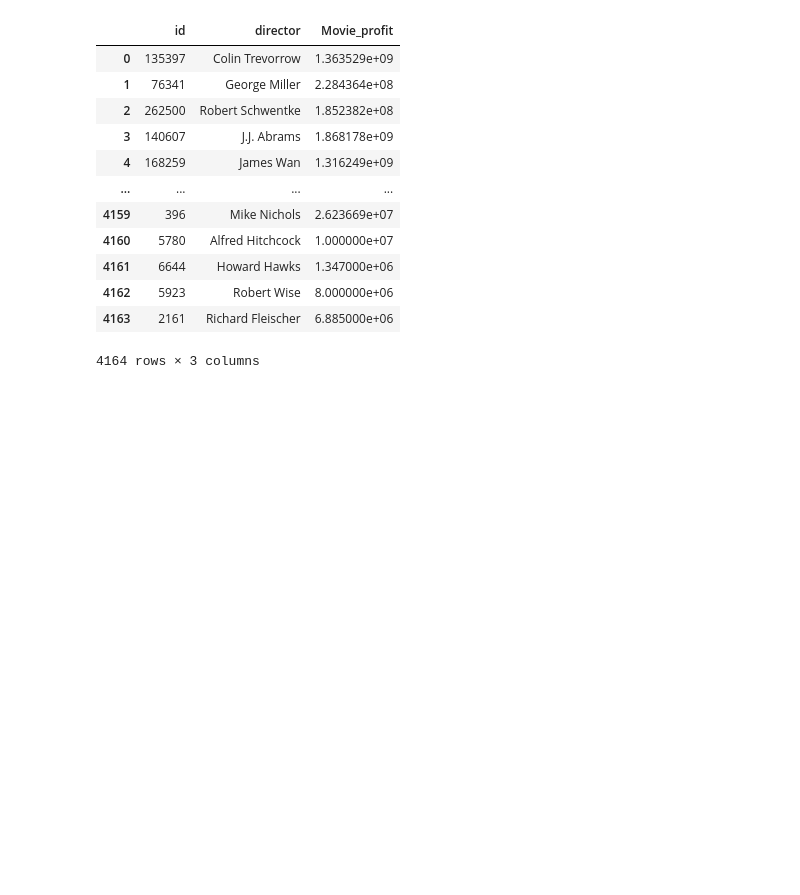
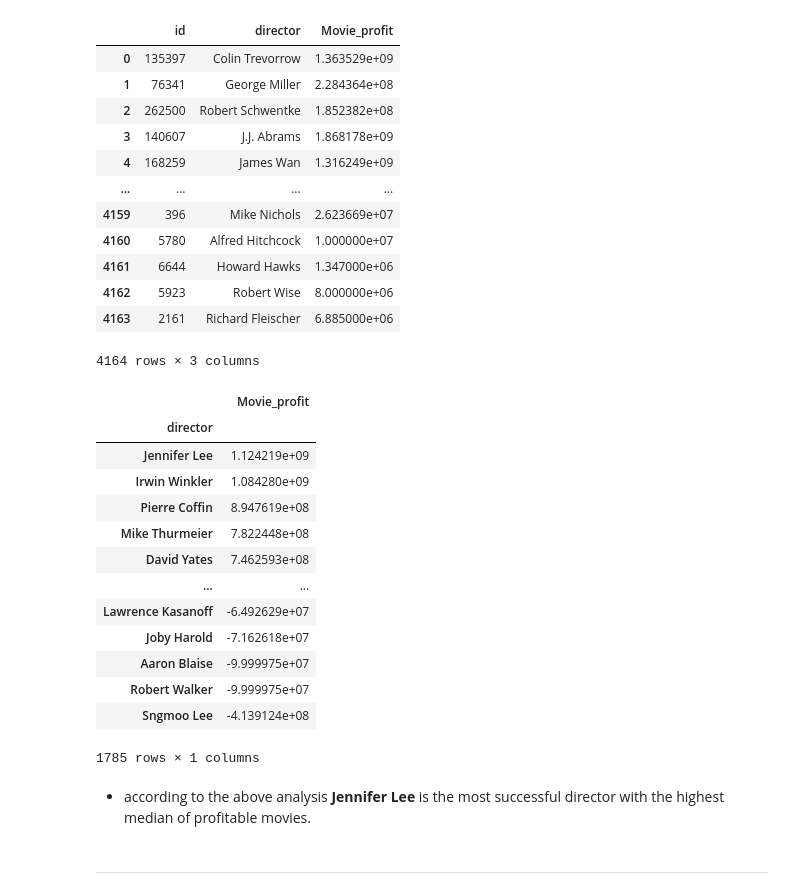
Before and after one commit to YousefSaber/Data-Analysis-Project, a Jupyter notebook: Analysis.ipynb, the cells around one changed output. Drawn from its saved outputs; the diff is of its cells as text; code cells hidden in the pictures; blank space fills up the shorter version.

```diff
--- a/Analysis.ipynb
+++ b/Analysis.ipynb
@@ -428,0 +378,21 @@ director.to_csv("director")
+# %%
+director.groupby('director').median().sort_values(by='Movie_profit',ascending=False)
+# %% [output]
+|  | Movie_profit |
+| director |  |
+| Jennifer Lee | 1.124219e+09 |
+| Irwin Winkler | 1.084280e+09 |
+| Pierre Coffin | 8.947619e+08 |
+| Mike Thurmeier | 7.822448e+08 |
+| David Yates | 7.462593e+08 |
+| ... | ... |
+| Lawrence Kasanoff | -6.492629e+07 |
+| Joby Harold | -7.162618e+07 |
+| Aaron Blaise | -9.999975e+07 |
+| Robert Walker | -9.999975e+07 |
+| Sngmoo Lee | -4.139124e+08 |
+1785 rows × 1 columns
+# %% [markdown]
+* according to the above analysis **Jennifer Lee** is the most successful director with the highest median of profitable movies.
+# %% [markdown]
+***
```
Also changed, not shown: parts of 34 cells of this notebook, 3 other files.
